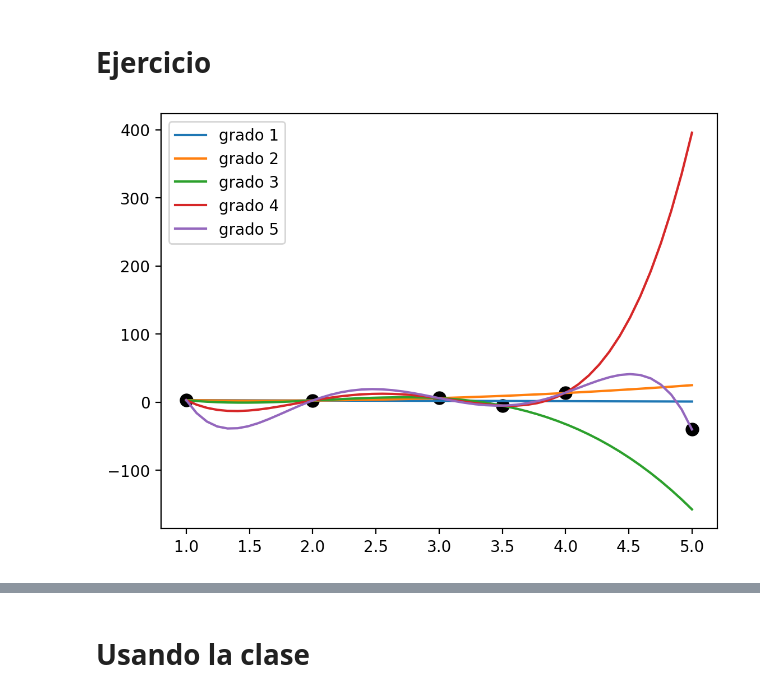
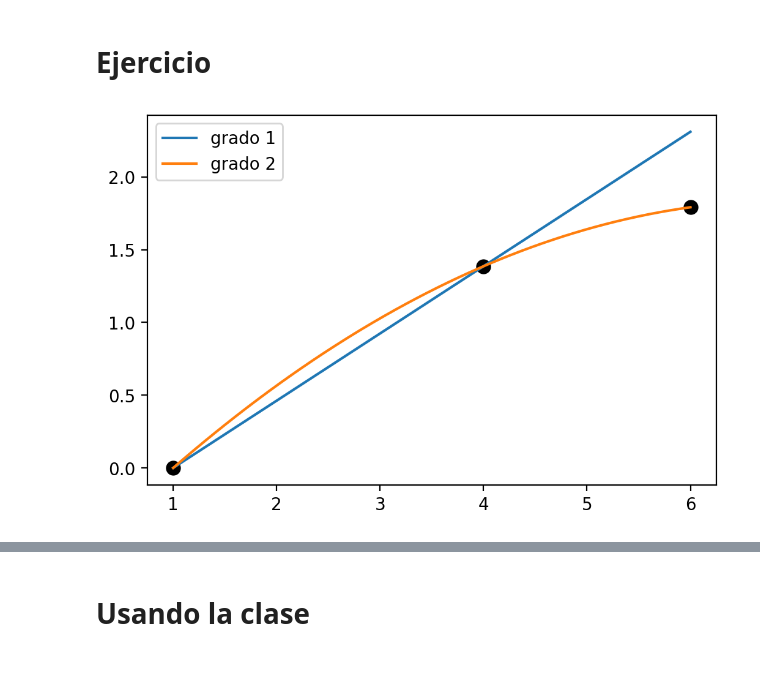
Before and after one commit to gmauricio-toledo/UNISON-teaching, a Jupyter notebook: interpolacion.ipynb, the cells around one changed output, grey strips where cells are left out. Saved outputs shown, nothing was run; the diff lists cells and outputs as text; code cells hidden in the pictures; blank space fills up the shorter version.

```diff
--- a/interpolacion.ipynb
+++ b/interpolacion.ipynb
@@ -30,15 +30,15 @@ plt.show()
 # %% [markdown]
 # Ejercicio
 # %%
-A = np.array([[1,3],[2,2.5],[3,6],[3.5,-5],[4,14],[5,-40]])
+A = np.array([[1,0],[4,1.386294],[6,1.791760]])
 
 x_axis = np.linspace(np.min(A,axis=0)[0],np.max(A,axis=0)[0],50)
 
 plt.figure(dpi=200)
 plt.scatter(A[:,0],A[:,1],color='black',s=60)
 for k in range(1,A.shape[0]):
     plt.plot(x_axis,[interpolate_lag(x,A,k) for x in x_axis],label=f'grado {k}')
 plt.legend(loc='best')
 plt.show()
 # %% [output]
-[figure, old version]
+[figure, new version]
```
Also changed, not shown: parts of 7 cells of this notebook, 1 other file.
